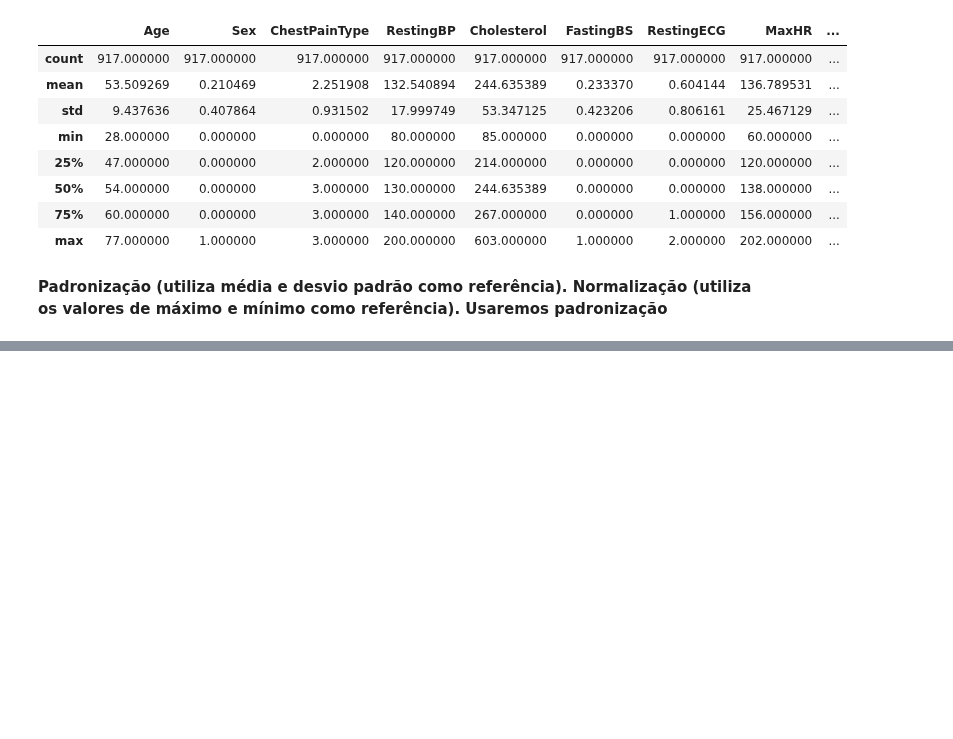
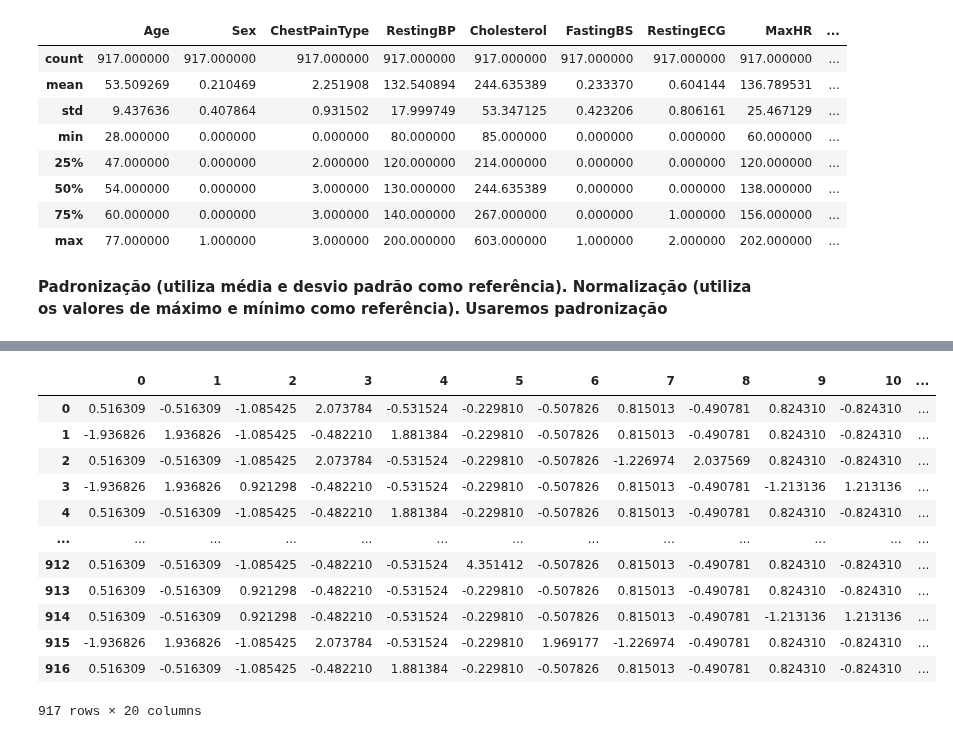
Before and after one commit to SisouDev/iaAlg, a Jupyter notebook: classification/processing.ipynb, the cells around one changed output, grey strips where cells are left out. Drawn from its saved outputs; the diff is of its cells as text; code cells hidden in the pictures; blank space fills up the shorter version.

```diff
--- a/classification/processing.ipynb
+++ b/classification/processing.ipynb
@@ -171,0 +189,3 @@ previsores_df.describe()
+# %%
+previsores_label[:, 1] = LabelEncoder().fit_transform(previsores[:, 1])
+previsores_label
@@ -171,0 +210,5 @@ previsores_df.describe()
+# %%
+previsores_label[:, 2] = LabelEncoder().fit_transform(previsores_label[:, 2])
+previsores_label[:, 6] = LabelEncoder().fit_transform(previsores_label[:, 6])
+previsores_label[:, 8] = LabelEncoder().fit_transform(previsores_label[:, 8])
+previsores_label[:, 10] = LabelEncoder().fit_transform(previsores_label[:, 10])
@@ -171,0 +231,5 @@ previsores_df.describe()
+# %%
+previsores_hot = ColumnTransformer(
+    transformers = [('OneHot', OneHotEncoder(), [1, 2, 6, 8, 10])],
+    remainder = 'passthrough'
+).fit_transform(previsores_label)
@@ -171,0 +262,2 @@ previsores_df.describe()
+# %%
+previsoresHot_esc = StandardScaler().fit_transform(previsores_hot)
@@ -171,0 +280,17 @@ previsores_df.describe()
+# %%
+previsoresHot_esc_df = pd.DataFrame(previsoresHot_esc)
+previsoresHot_esc_df
+# %% [output]
+|  | 0 | 1 | 2 | 3 | 4 | 5 | 6 | 7 | 8 | 9 | 10 | ... |
+| 0 | 0.516309 | -0.516309 | -1.085425 | 2.073784 | -0.531524 | -0.229810 | -0.507826 | 0.815013 | -0.490781 | 0.824310 | -0.824310 | ... |
+| 1 | -1.936826 | 1.936826 | -1.085425 | -0.482210 | 1.881384 | -0.229810 | -0.507826 | 0.815013 | -0.490781 | 0.824310 | -0.824310 | ... |
+| 2 | 0.516309 | -0.516309 | -1.085425 | 2.073784 | -0.531524 | -0.229810 | -0.507826 | -1.226974 | 2.037569 | 0.824310 | -0.824310 | ... |
+| 3 | -1.936826 | 1.936826 | 0.921298 | -0.482210 | -0.531524 | -0.229810 | -0.507826 | 0.815013 | -0.490781 | -1.213136 | 1.213136 | ... |
+| 4 | 0.516309 | -0.516309 | -1.085425 | -0.482210 | 1.881384 | -0.229810 | -0.507826 | 0.815013 | -0.490781 | 0.824310 | -0.824310 | ... |
+| ... | ... | ... | ... | ... | ... | ... | ... | ... | ... | ... | ... | ... |
+| 912 | 0.516309 | -0.516309 | -1.085425 | -0.482210 | -0.531524 | 4.351412 | -0.507826 | 0.815013 | -0.490781 | 0.824310 | -0.824310 | ... |
+| 913 | 0.516309 | -0.516309 | 0.921298 | -0.482210 | -0.531524 | -0.229810 | -0.507826 | 0.815013 | -0.490781 | 0.824310 | -0.824310 | ... |
+| 914 | 0.516309 | -0.516309 | 0.921298 | -0.482210 | -0.531524 | -0.229810 | -0.507826 | 0.815013 | -0.490781 | -1.213136 | 1.213136 | ... |
+| 915 | -1.936826 | 1.936826 | -1.085425 | 2.073784 | -0.531524 | -0.229810 | 1.969177 | -1.226974 | -0.490781 | 0.824310 | -0.824310 | ... |
+| 916 | 0.516309 | -0.516309 | -1.085425 | -0.482210 | 1.881384 | -0.229810 | -0.507826 | 0.815013 | -0.490781 | 0.824310 | -0.824310 | ... |
+917 rows × 20 columns
```
Also changed, not shown: parts of 25 cells of this notebook, 6 other files.
